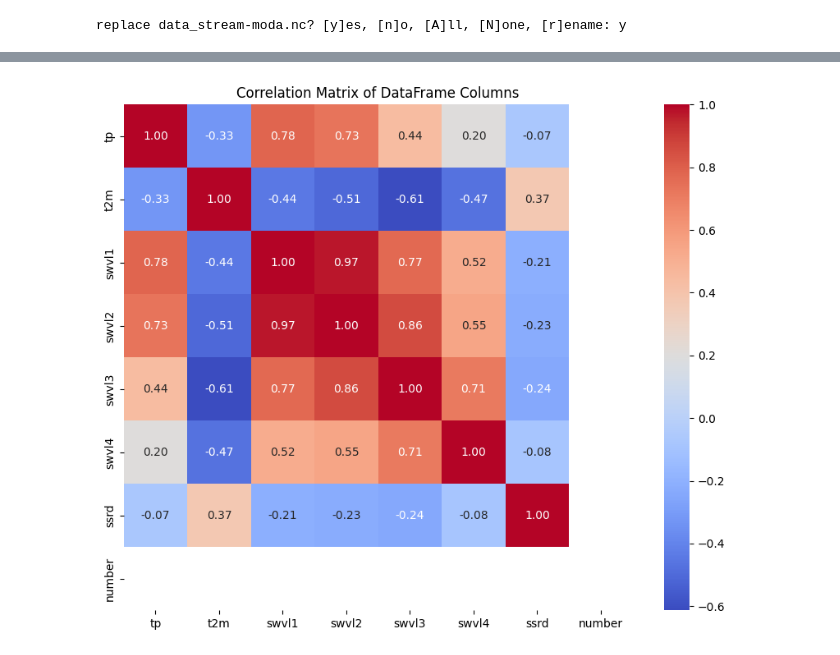
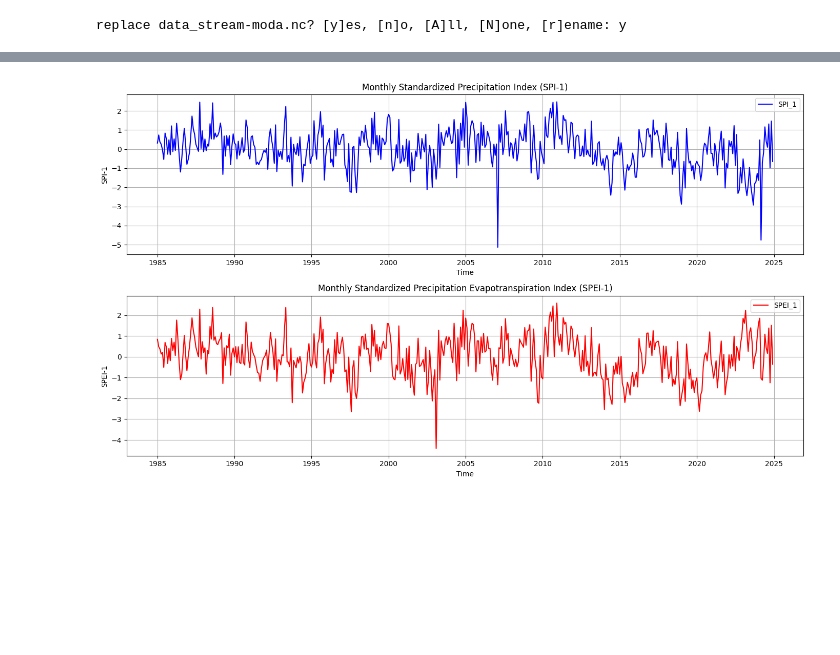
Before and after one commit to Mariannly/Quark5-CoAfina2025, a Jupyter notebook: leer_datos.ipynb, the cells around one changed output, grey strips where cells are left out. Drawn from its saved outputs; the diff is of its cells as text; code cells hidden in the pictures; blank space fills up the shorter version.

```diff
--- a/leer_datos.ipynb
+++ b/leer_datos.ipynb
@@ -211,11 +204,0 @@ plt.show()
-# %%
-# Calculate the correlation matrix
-correlation_matrix = df_ds.corr(numeric_only=True)
-
-# Plot the correlation matrix as a heatmap
-plt.figure(figsize=(10, 8))
-sns.heatmap(correlation_matrix, annot=True, cmap='coolwarm', fmt=".2f")
-plt.title('Correlation Matrix of DataFrame Columns')
-plt.show()
-# %% [output]
-[figure, removed]
@@ -224,0 +205,25 @@ output.enable_custom_widget_manager()
+# %%
+plt.figure(figsize=(14, 8))
+
+# Plot SPI_1
+plt.subplot(2, 1, 1) # 2 rows, 1 column, first plot
+plt.plot(df["valid_time"], df["SPI_1"], label="SPI_1", color='blue')
+plt.title('Monthly Standardized Precipitation Index (SPI-1)')
+plt.xlabel('Time')
+plt.ylabel('SPI-1')
+plt.grid(True)
+plt.legend()
+
+# Plot SPEI_1
+plt.subplot(2, 1, 2) # 2 rows, 1 column, second plot
+plt.plot(df["valid_time"], df["SPEI_1"], label="SPEI_1", color='red')
+plt.title('Monthly Standardized Precipitation Evapotranspiration Index (SPEI-1)')
+plt.xlabel('Time')
+plt.ylabel('SPEI-1')
+plt.grid(True)
+plt.legend()
+
+plt.tight_layout() # Adjusts subplot params for a tight layout
+plt.show()
+# %% [output]
+[figure, added]
```
Also changed, not shown: parts of 35 cells of this notebook.
